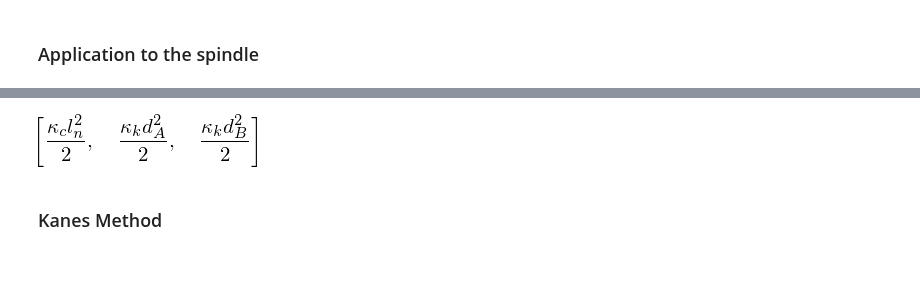
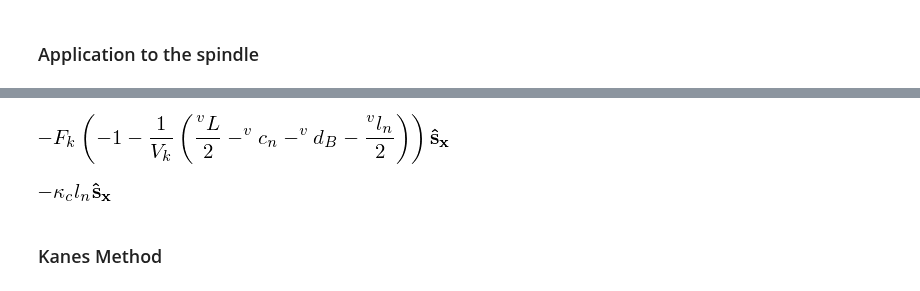
Before and after one commit to glyg/notebooks, a Jupyter notebook: kt_sim/sympy_dumb_spindle.ipynb, the cells around one changed output, grey strips where cells are left out. Cells and saved outputs as stored; diff of their text form; code cells hidden in the pictures.

```diff
--- a/kt_sim/sympy_dumb_spindle.ipynb
+++ b/kt_sim/sympy_dumb_spindle.ipynb
@@ -381,7 +311,11 @@ lagrangian [kappa_c*l_n(t)**2/2, kappa_k*d_A(t)**2/2, kappa_k*d_B(t)**2/2]
-# %%
-spindle.forcebalance['lagrangian']
-# %% [output]
-[figure, removed]
+# %%
+lfv_ktB.F
+# %% [output]
+[figure, added]
+# %%
+spring_ch.F_k
+# %% [output]
+[figure, added]
 # %% [markdown]
 ### Kanes Method
 # %%
```
Also changed, not shown: parts of 51 cells of this notebook.
